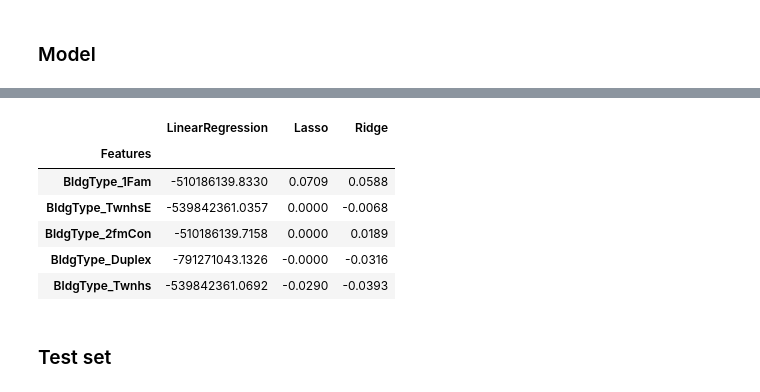
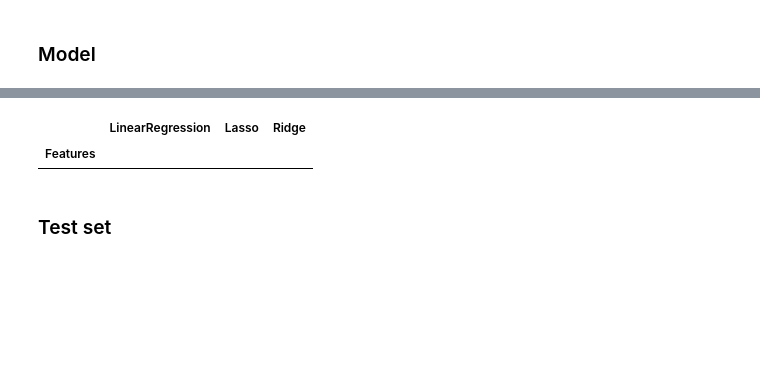
Before and after one commit to StevenDalderop/Ames-Housing-Dataset, a Jupyter notebook: Ames Housing Dataset.ipynb, the cells around one changed output, grey strips where cells are left out. Drawn from its saved outputs; the diff is of its cells as text; code cells hidden in the pictures; blank space fills up the shorter version.

```diff
--- a/Ames Housing Dataset.ipynb
+++ b/Ames Housing Dataset.ipynb
@@ -423,4 +410,4 @@ features=add_to_features(["1stFlrSF","MSSubClass","Neighborhood",
 # %%
-results,outcomes=cross_validation(features=features)
+outcomes=cross_validation(features=features)
 # %% [output]
 |  | Regressor | Mean train score | Train std | Mean test score | test_std |
@@ -431,13 +419,8 @@ results,outcomes=cross_validation(features=features)
 # %%
-results.set_index("Features").filter(like="Bldg",axis=0)
+results.set_index("Features").filter(like="Remod60",axis=0)
 # %% [output]
 |  | LinearRegression | Lasso | Ridge |
 | Features |  |  |  |
-| BldgType_1Fam | -510186139.8330 | 0.0709 | 0.0588 |
-| BldgType_TwnhsE | -539842361.0357 | 0.0000 | -0.0068 |
-| BldgType_2fmCon | -510186139.7158 | 0.0000 | 0.0189 |
-| BldgType_Duplex | -791271043.1326 | -0.0000 | -0.0316 |
-| BldgType_Twnhs | -539842361.0692 | -0.0290 | -0.0393 |
 # %% [markdown]
 ### Test set
 # %%
```
Also changed, not shown: parts of 21 cells of this notebook.
